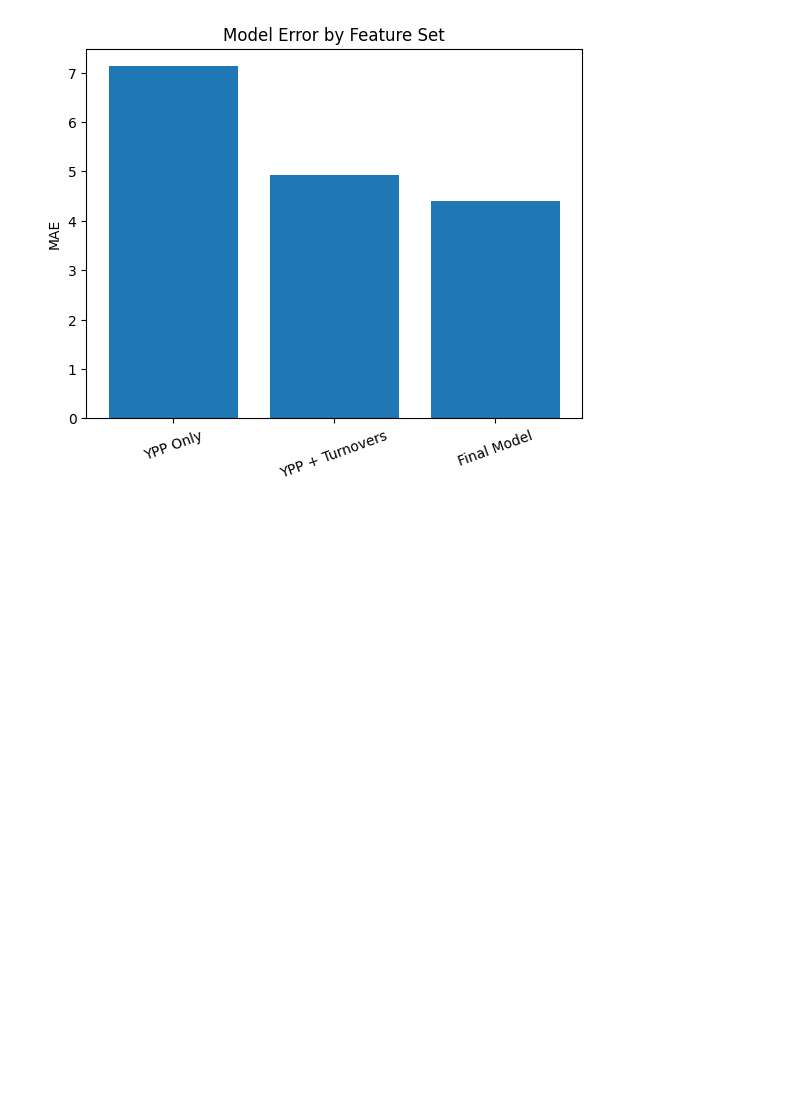
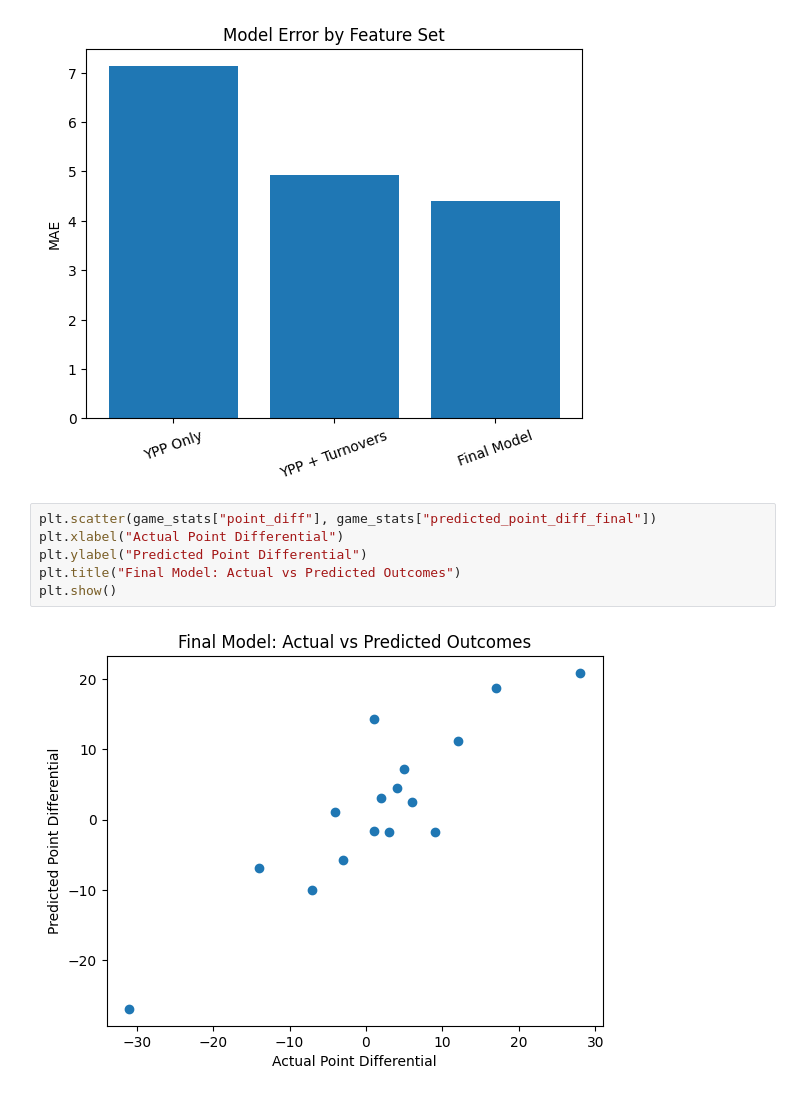
Before and after one commit to patelshri308-commits/DaBears, a Jupyter notebook: cb2025.ipynb, the cells around one changed output. Cells and saved outputs as stored; diff of their text form; blank space fills up the shorter version.

```diff
--- a/cb2025.ipynb
+++ b/cb2025.ipynb
@@ -972,3 +972,11 @@ plt.xticks(rotation=20)
 plt.show()
 # %% [output]
 [figure]
+# %%
+plt.scatter(game_stats["point_diff"], game_stats["predicted_point_diff_final"])
+plt.xlabel("Actual Point Differential")
+plt.ylabel("Predicted Point Differential")
+plt.title("Final Model: Actual vs Predicted Outcomes")
+plt.show()
+# %% [output]
+[figure, added]
```
Also changed, not shown: parts of 16 cells of this notebook.
